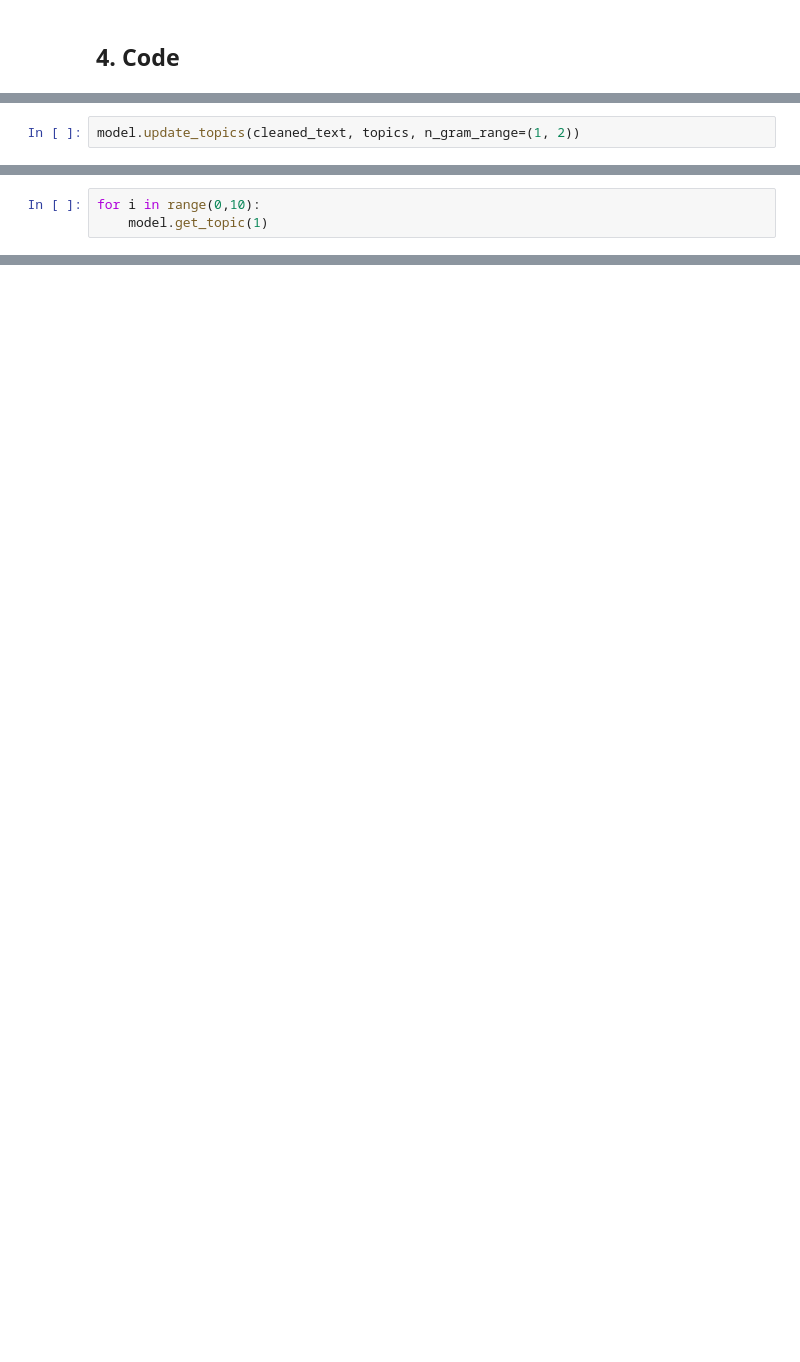
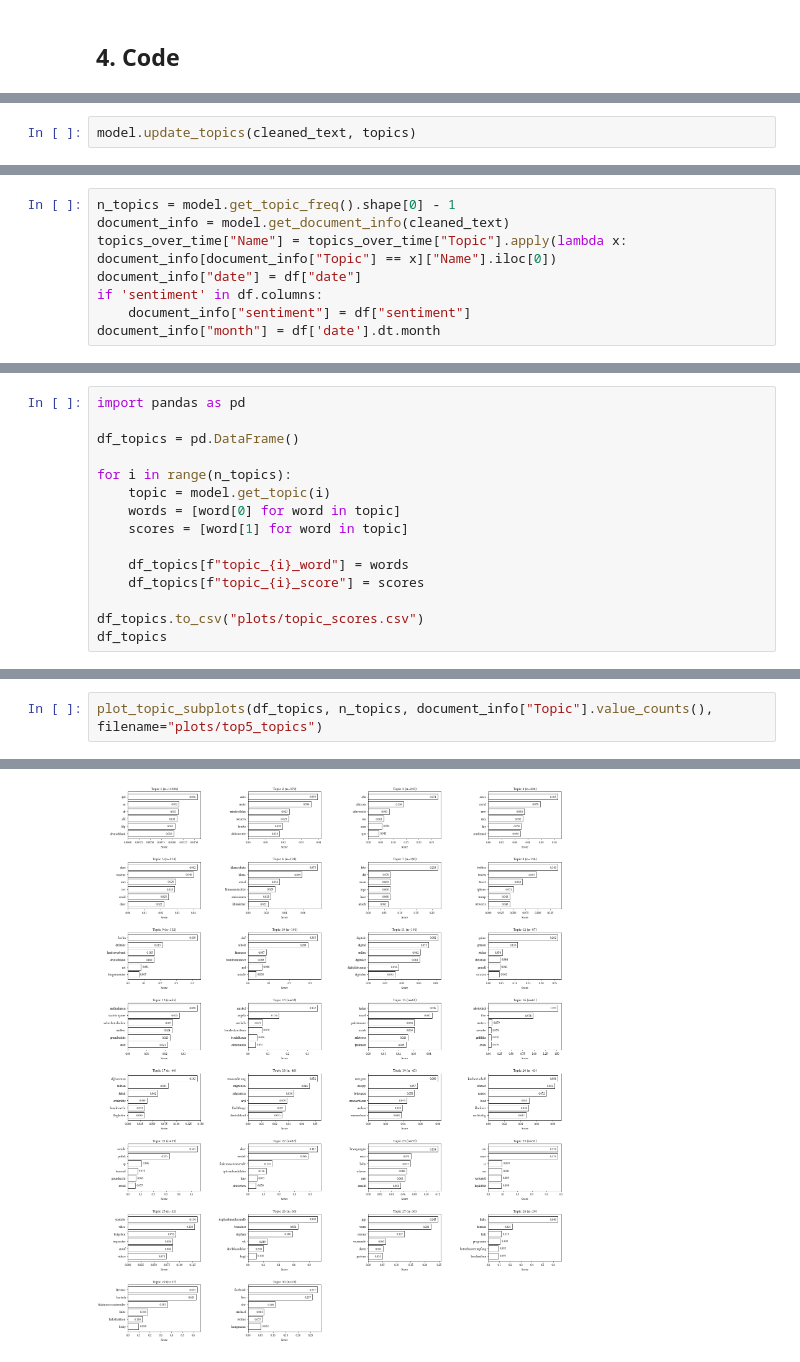
Before and after one commit to NilsHellwig/Topic_Modelling_Twitter_German_Federal_Election_2021, a Jupyter notebook: 03 Train Model/train-bert-topic.ipynb, the cells around one changed output, grey strips where cells are left out. Saved outputs shown, nothing was run; the diff lists cells and outputs as text; blank space fills up the shorter version.

```diff
--- a/03 Train Model/train-bert-topic.ipynb
+++ b/03 Train Model/train-bert-topic.ipynb
@@ -97,2 +194,2 @@ KeyboardInterrupt
 # %%
-model.update_topics(cleaned_text, topics, n_gram_range=(1, 2))
+model.update_topics(cleaned_text, topics)
@@ -101,3 +195,0 @@ model.get_topic_freq().head(11)
-# %%
-for i in range(0,10):
-    model.get_topic(1)
@@ -105,0 +214,8 @@ model.visualize_barchart()
+# %%
+n_topics = model.get_topic_freq().shape[0] - 1
+document_info = model.get_document_info(cleaned_text)
+topics_over_time["Name"] = topics_over_time["Topic"].apply(lambda x: document_info[document_info["Topic"] == x]["Name"].iloc[0])
+document_info["date"] = df["date"]
+if 'sentiment' in df.columns:
+    document_info["sentiment"] = df["sentiment"]
+document_info["month"] = df['date'].dt.month
@@ -105,0 +258,15 @@ model.visualize_barchart()
+# %%
+import pandas as pd
+
+df_topics = pd.DataFrame()
+
+for i in range(n_topics):
+    topic = model.get_topic(i)
+    words = [word[0] for word in topic]
+    scores = [word[1] for word in topic]
+
+    df_topics[f"topic_{i}_word"] = words
+    df_topics[f"topic_{i}_score"] = scores
+
+df_topics.to_csv("plots/topic_scores.csv")
+df_topics
@@ -105,0 +286,3 @@ model.visualize_barchart()
+# %%
+plot_topic_subplots(df_topics, n_topics, document_info["Topic"].value_counts(), filename="plots/top5_topics")
+# %% [output]
@@ -105,0 +290 @@ model.visualize_barchart()
+[figure, added]
```
Also changed, not shown: parts of 35 cells of this notebook, 3 other files.
